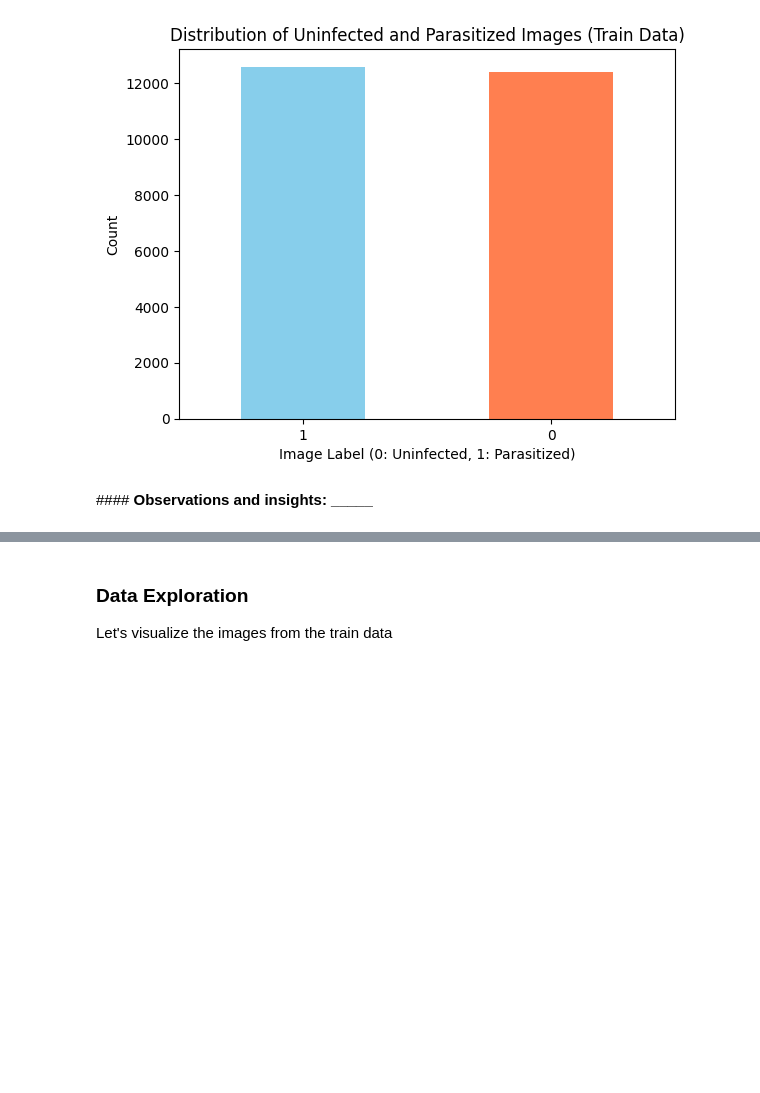
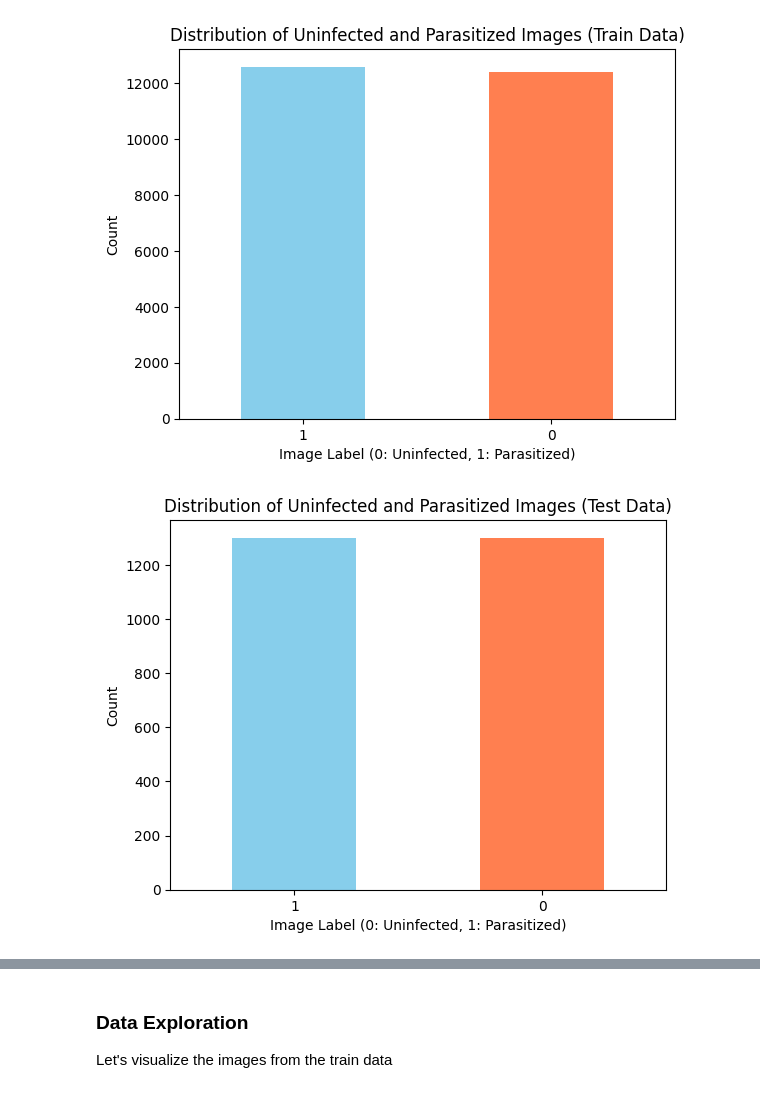
Before and after one commit to vivimtz888/malaria-detection-deeplearning, a Jupyter notebook: Reference_Notebook_Malaria_Detection_Full_Code.ipynb, the cells around one changed output, grey strips where cells are left out. Cells and saved outputs as stored; diff of their text form; code cells hidden in the pictures; blank space fills up the shorter version.

Commit message:
Data Balance and Distribution observations

```diff
--- a/Reference_Notebook_Malaria_Detection_Full_Code.ipynb
+++ b/Reference_Notebook_Malaria_Detection_Full_Code.ipynb
@@ -281,5 +281,18 @@ plt.xticks(rotation=0)  # Keep x-axis labels horizontal
 plt.show()
 # %% [output]
 [figure]
-# %% [markdown]
-####<b> Observations and insights: _____
+# %%
+#Bar Plot
+# Assuming 'test_labels' is your array of labels (0 or 1)
+label_counts = pd.value_counts(test_labels)
+
+# Create the bar plot
+label_counts.plot(kind='bar', color=['skyblue', 'coral'])
+
+plt.title('Distribution of Uninfected and Parasitized Images (Test Data)')
+plt.xlabel('Image Label (0: Uninfected, 1: Parasitized)')
+plt.ylabel('Count')
+plt.xticks(rotation=0)  # Keep x-axis labels horizontal
+plt.show()
+# %% [output]
+[figure, added]
```
Also changed, not shown: parts of 5 cells of this notebook.
